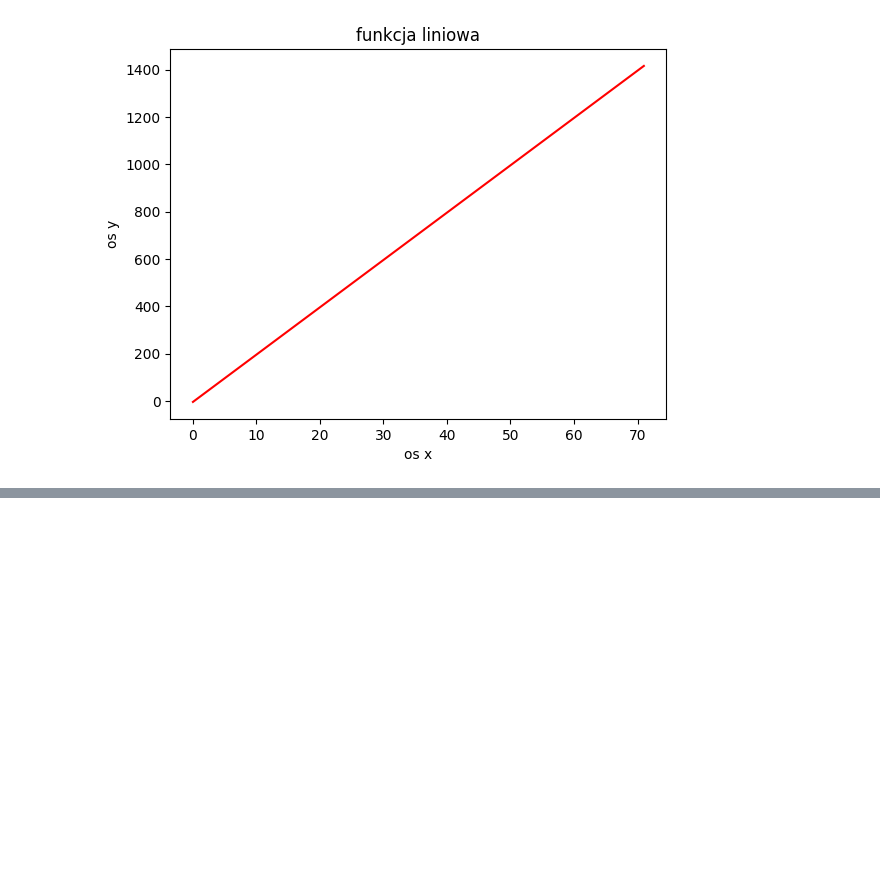
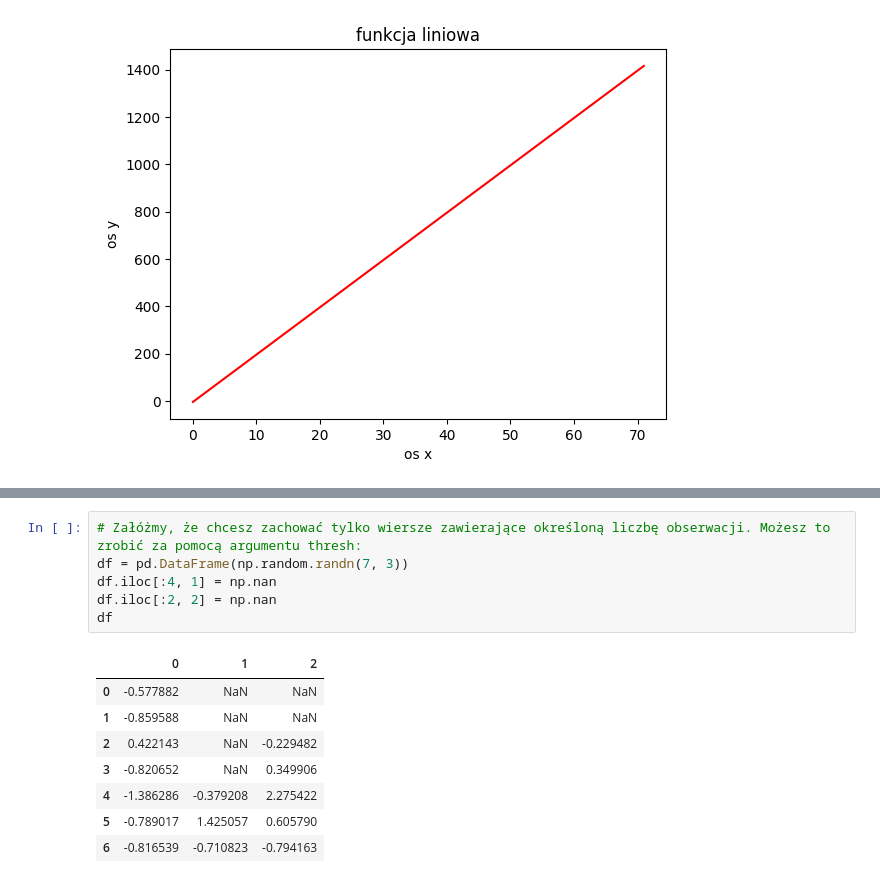
Before and after one commit to JedWojtowicz/MAD_SWPS_Jedrzej_Wojtowicz_3, a Jupyter notebook: MAD_JW_Projekt.ipynb, the cells around one changed output, grey strips where cells are left out. Drawn from its saved outputs; the diff is of its cells as text; blank space fills up the shorter version.

```diff
--- a/MAD_JW_Projekt.ipynb
+++ b/MAD_JW_Projekt.ipynb
@@ -386,0 +414,15 @@ np.random.randn(100000)
+# %%
+# Załóżmy, że chcesz zachować tylko wiersze zawierające określoną liczbę obserwacji. Możesz to zrobić za pomocą argumentu thresh:
+df = pd.DataFrame(np.random.randn(7, 3))
+df.iloc[:4, 1] = np.nan
+df.iloc[:2, 2] = np.nan
+df
+# %% [output]
+|  | 0 | 1 | 2 |
+| 0 | -0.577882 | NaN | NaN |
+| 1 | -0.859588 | NaN | NaN |
+| 2 | 0.422143 | NaN | -0.229482 |
+| 3 | -0.820652 | NaN | 0.349906 |
+| 4 | -1.386286 | -0.379208 | 2.275422 |
+| 5 | -0.789017 | 1.425057 | 0.605790 |
+| 6 | -0.816539 | -0.710823 | -0.794163 |
```
Also changed, not shown: parts of 38 cells of this notebook.
